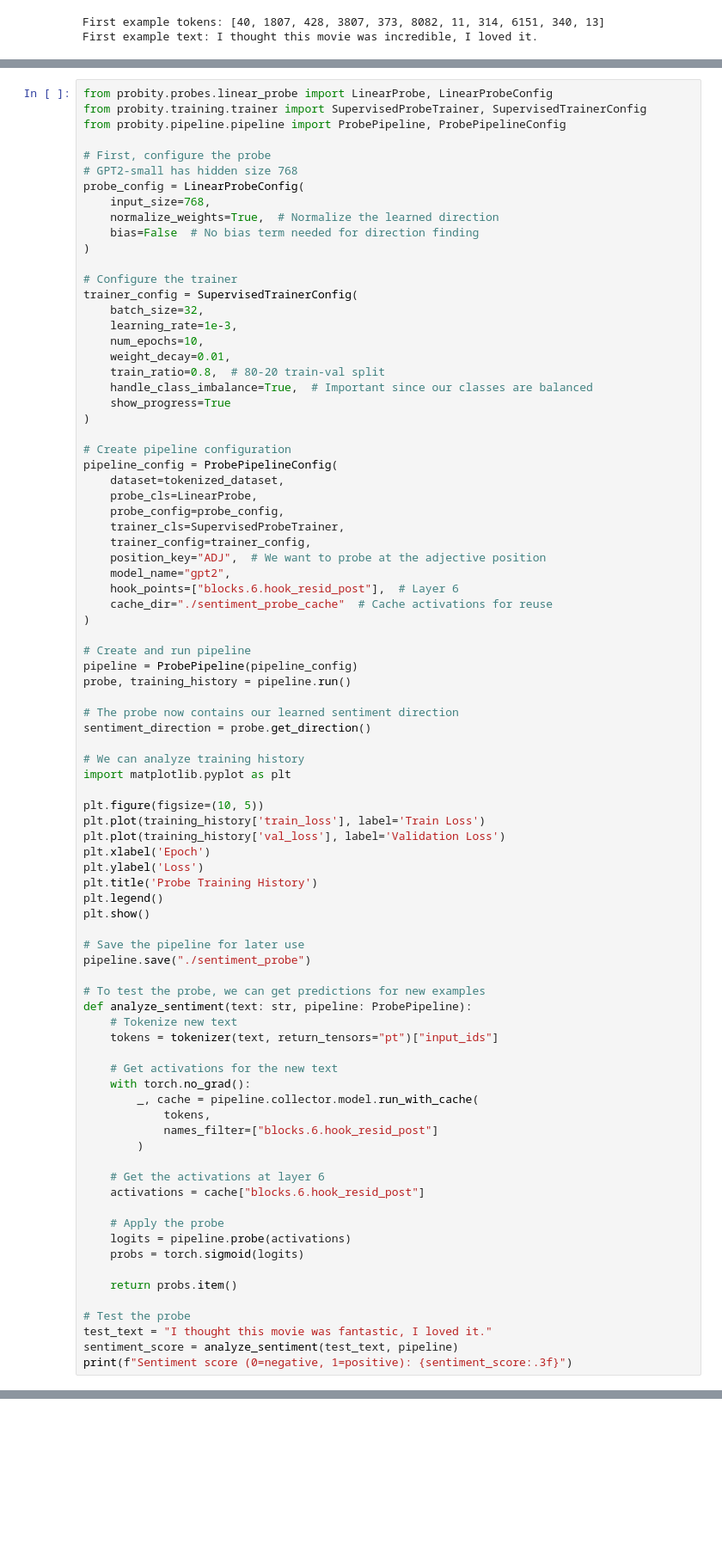
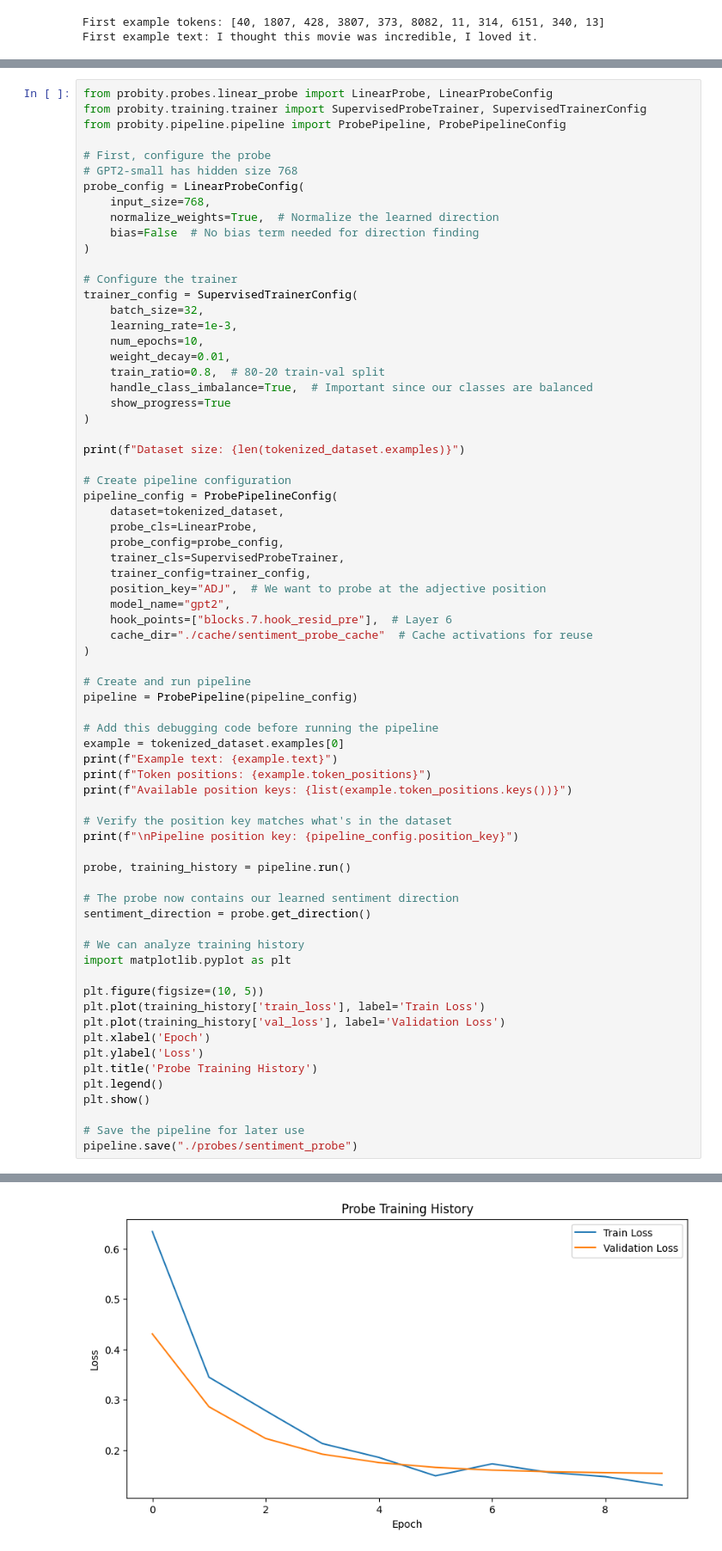
Before and after one commit to AviParrack/Soothcheck, a Jupyter notebook: testing.ipynb, the cells around one changed output, grey strips where cells are left out. Shown: that part at 86% size. Cells and saved outputs as stored; diff of their text form; blank space fills up the shorter version.

Commit message:
working implementation of several probe types and pipeline

```diff
--- a/testing.ipynb
+++ b/testing.ipynb
@@ -361,6 +383,8 @@ trainer_config = SupervisedTrainerConfig(
     show_progress=True
 )
 
+print(f"Dataset size: {len(tokenized_dataset.examples)}")
+
 # Create pipeline configuration
 pipeline_config = ProbePipelineConfig(
     dataset=tokenized_dataset,
@@ -370,12 +394,22 @@ pipeline_config = ProbePipelineConfig(
     trainer_config=trainer_config,
     position_key="ADJ",  # We want to probe at the adjective position
     model_name="gpt2",
-    hook_points=["blocks.6.hook_resid_post"],  # Layer 6
-    cache_dir="./sentiment_probe_cache"  # Cache activations for reuse
+    hook_points=["blocks.7.hook_resid_pre"],  # Layer 6
+    cache_dir="./cache/sentiment_probe_cache"  # Cache activations for reuse
 )
 
 # Create and run pipeline
 pipeline = ProbePipeline(pipeline_config)
+
+# Add this debugging code before running the pipeline
+example = tokenized_dataset.examples[0]
+print(f"Example text: {example.text}")
+print(f"Token positions: {example.token_positions}")
+print(f"Available position keys: {list(example.token_positions.keys())}")
+
+# Verify the position key matches what's in the dataset
+print(f"\nPipeline position key: {pipeline_config.position_key}")
+
 probe, training_history = pipeline.run()
 
 # The probe now contains our learned sentiment direction
@@ -394,31 +428,5 @@ plt.legend()
 plt.show()
 
 # Save the pipeline for later use
-pipeline.save("./sentiment_probe")
-
-# To test the probe, we can get predictions for new examples
-def analyze_sentiment(text: str, pipeline: ProbePipeline):
-    # Tokenize new text
-    tokens = tokenizer(text, return_tensors="pt")["input_ids"]
-
-    # Get activations for the new text
-    with torch.no_grad():
-        _, cache = pipeline.collector.model.run_with_cache(
-            tokens,
-            names_filter=["blocks.6.hook_resid_post"]
-        )
-
-    # Get the activations at layer 6
-    activations = cache["blocks.6.hook_resid_post"]
-
-    # Apply the probe
-    logits = pipeline.probe(activations)
-    probs = torch.sigmoid(logits)
-
-    return probs.item()
-
-# Test the probe
-test_text = "I thought this movie was fantastic, I loved it."
-sentiment_score = analyze_sentiment(test_text, pipeline)
-print(f"Sentiment score (0=negative, 1=positive): {sentiment_score:.3f}")
+pipeline.save("./probes/sentiment_probe")
 # %% [output]
@@ -428,0 +461 @@ Moving model to device:  cpu
+[figure, added]
```
Also changed, not shown: parts of 17 cells of this notebook, 6 other files.
